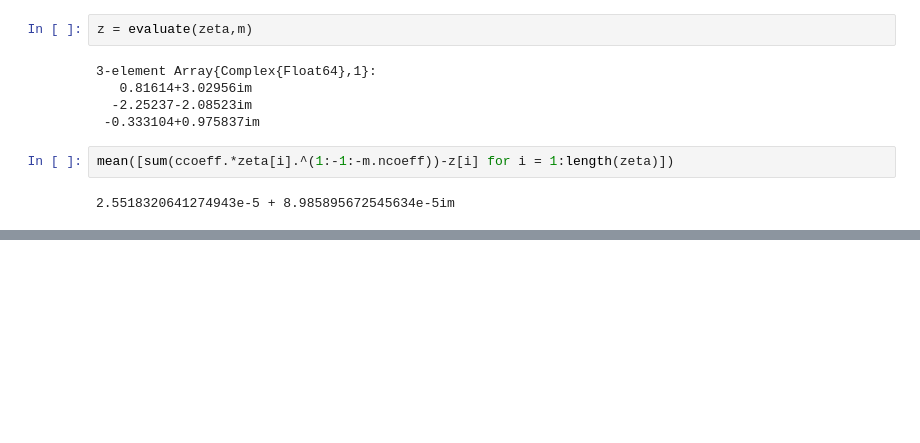
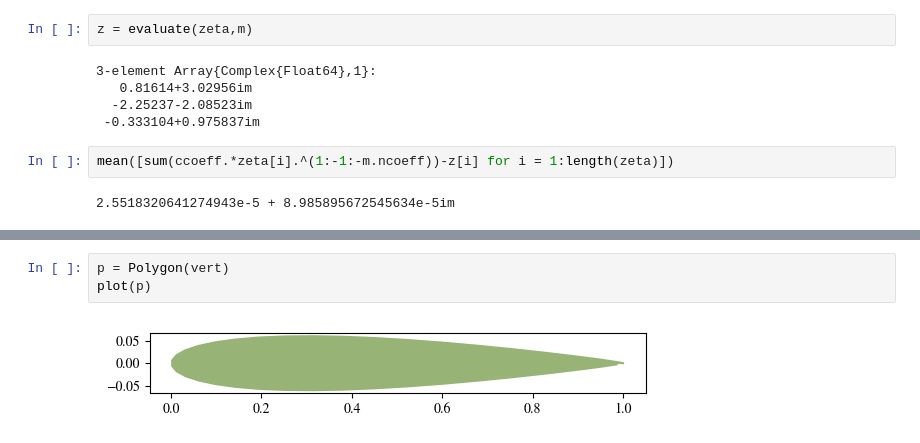
Before and after one commit to jdeldre/SchwarzChristoffel.jl, a Jupyter notebook: src/TestingSC.ipynb, the cells around one changed output, grey strips where cells are left out. Cells and saved outputs as stored; diff of their text form; blank space fills up the shorter version.

```diff
--- a/src/TestingSC.ipynb
+++ b/src/TestingSC.ipynb
@@ -120,0 +240,5 @@ mean([sum(ccoeff.*zeta[i].^(1:-1:-m.ncoeff))-z[i] for i = 1:length(zeta)])
+# %%
+p = Polygon(vert)
+plot(p)
+# %% [output]
+[figure, added]
```
Also changed, not shown: parts of 10 cells of this notebook, 4 other files.
